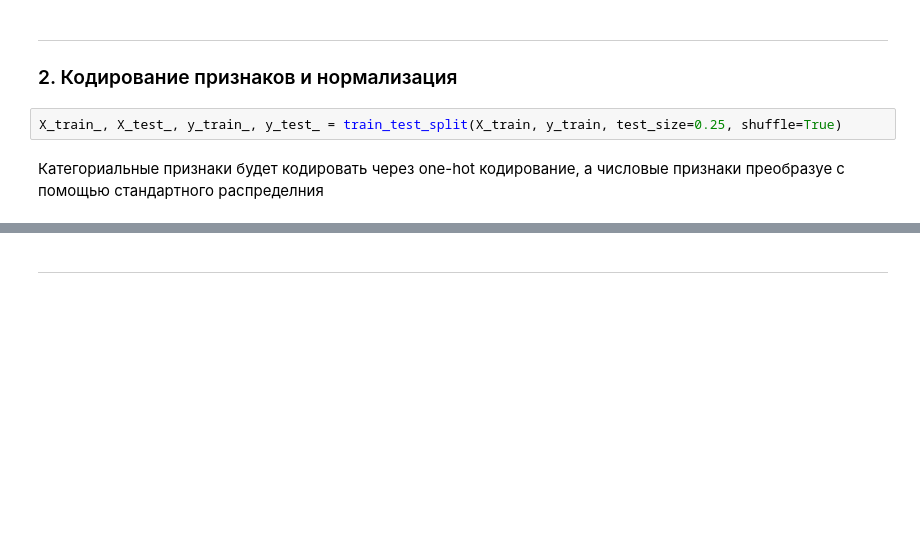
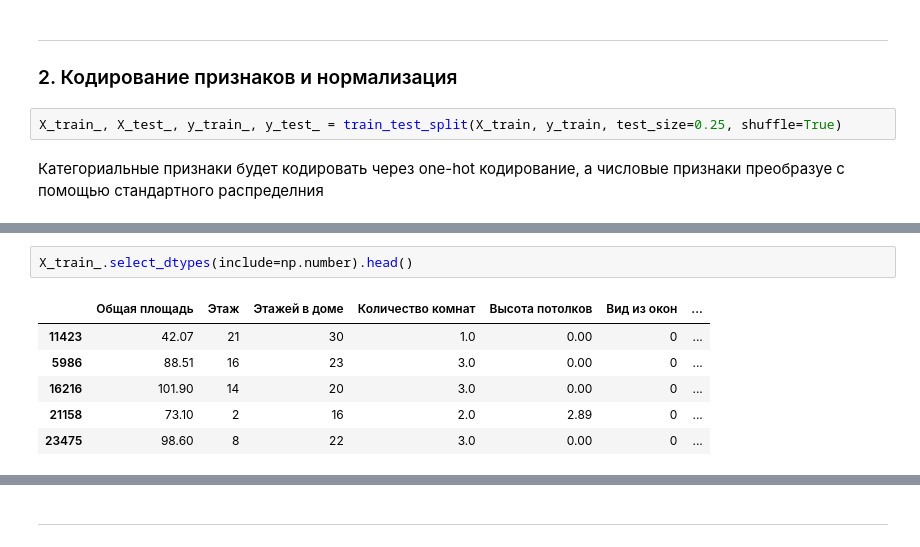
Before and after one commit to aleksanp/cian_prices, a Jupyter notebook: notebooks/2_train_models.ipynb, the cells around one changed output, grey strips where cells are left out. Cells and saved outputs as stored; diff of their text form; blank space fills up the shorter version.

```diff
--- a/notebooks/2_train_models.ipynb
+++ b/notebooks/2_train_models.ipynb
@@ -140,0 +113,9 @@ Name: Дней, Length: 20386, dtype: float64
+# %%
+X_train_.select_dtypes(include=np.number).head()
+# %% [output]
+|  | Общая площадь | Этаж | Этажей в доме | Количество комнат | Высота потолков | Вид из окон | ... |
+| 11423 | 42.07 | 21 | 30 | 1.0 | 0.00 | 0 | ... |
+| 5986 | 88.51 | 16 | 23 | 3.0 | 0.00 | 0 | ... |
+| 16216 | 101.90 | 14 | 20 | 3.0 | 0.00 | 0 | ... |
+| 21158 | 73.10 | 2 | 16 | 2.0 | 2.89 | 0 | ... |
+| 23475 | 98.60 | 8 | 22 | 3.0 | 0.00 | 0 | ... |
```
Also changed, not shown: parts of 30 cells of this notebook, 4 other files.
